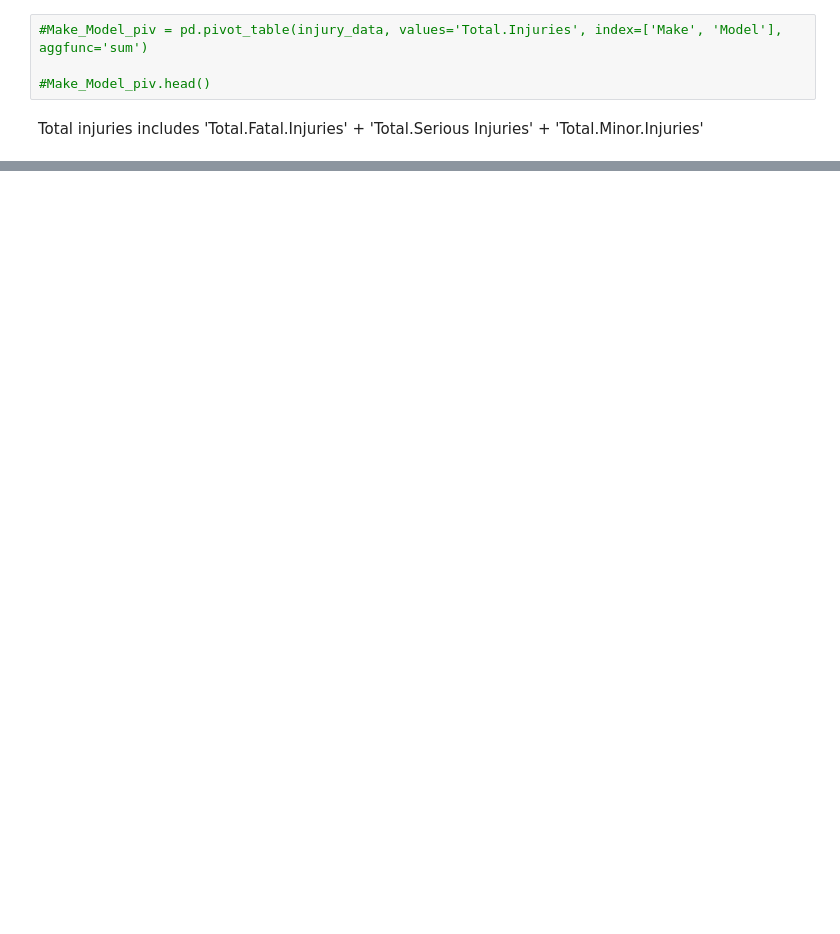
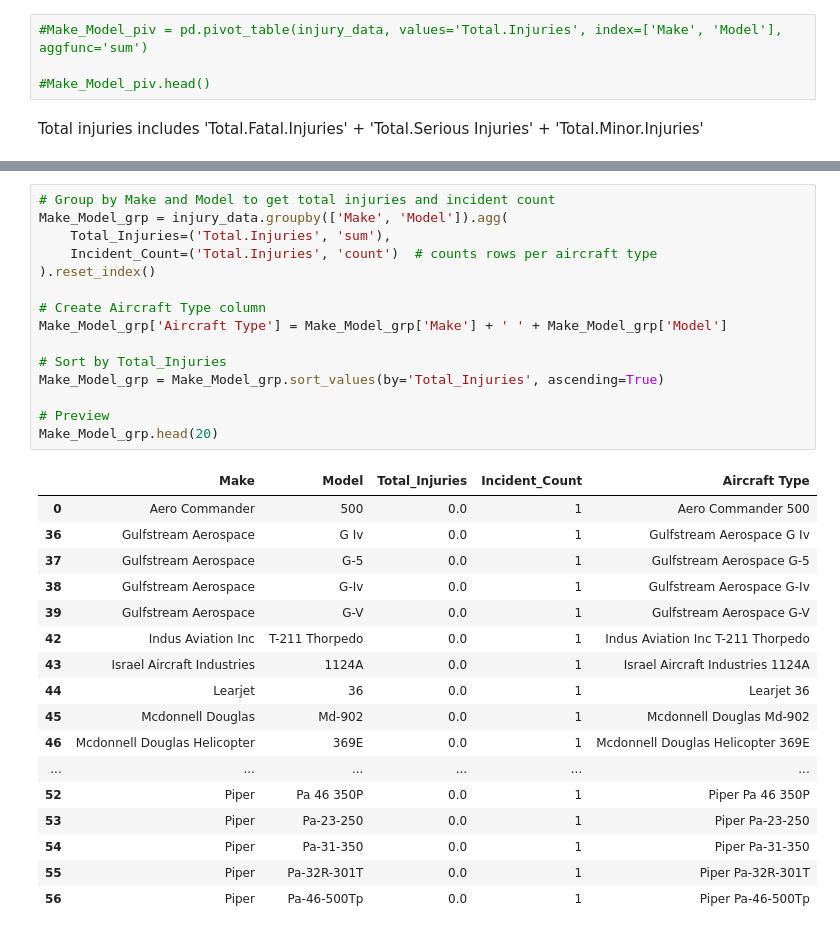
Before and after one commit to timmunene/dsc-phase-1-project-v3, a Jupyter notebook: student.ipynb, the cells around one changed output, grey strips where cells are left out. Cells and saved outputs as stored; diff of their text form; blank space fills up the shorter version.

Commit message:
add incident count

```diff
--- a/student.ipynb
+++ b/student.ipynb
@@ -762,0 +709,33 @@ Make_Model_grp['Make'].unique().sum()
+# %%
+# Group by Make and Model to get total injuries and incident count
+Make_Model_grp = injury_data.groupby(['Make', 'Model']).agg(
+    Total_Injuries=('Total.Injuries', 'sum'),
+    Incident_Count=('Total.Injuries', 'count')  # counts rows per aircraft type
+).reset_index()
+
+# Create Aircraft Type column
+Make_Model_grp['Aircraft Type'] = Make_Model_grp['Make'] + ' ' + Make_Model_grp['Model']
+
+# Sort by Total_Injuries
+Make_Model_grp = Make_Model_grp.sort_values(by='Total_Injuries', ascending=True)
+
+# Preview
+Make_Model_grp.head(20)
+# %% [output]
+|  | Make | Model | Total_Injuries | Incident_Count | Aircraft Type |
+| 0 | Aero Commander | 500 | 0.0 | 1 | Aero Commander 500 |
+| 36 | Gulfstream Aerospace | G Iv | 0.0 | 1 | Gulfstream Aerospace G Iv |
+| 37 | Gulfstream Aerospace | G-5 | 0.0 | 1 | Gulfstream Aerospace G-5 |
+| 38 | Gulfstream Aerospace | G-Iv | 0.0 | 1 | Gulfstream Aerospace G-Iv |
+| 39 | Gulfstream Aerospace | G-V | 0.0 | 1 | Gulfstream Aerospace G-V |
+| 42 | Indus Aviation Inc | T-211 Thorpedo | 0.0 | 1 | Indus Aviation Inc T-211 Thorpedo |
+| 43 | Israel Aircraft Industries | 1124A | 0.0 | 1 | Israel Aircraft Industries 1124A |
+| 44 | Learjet | 36 | 0.0 | 1 | Learjet 36 |
+| 45 | Mcdonnell Douglas | Md-902 | 0.0 | 1 | Mcdonnell Douglas Md-902 |
+| 46 | Mcdonnell Douglas Helicopter | 369E | 0.0 | 1 | Mcdonnell Douglas Helicopter 369E |
+| ... | ... | ... | ... | ... | ... |
+| 52 | Piper | Pa 46 350P | 0.0 | 1 | Piper Pa 46 350P |
+| 53 | Piper | Pa-23-250 | 0.0 | 1 | Piper Pa-23-250 |
+| 54 | Piper | Pa-31-350 | 0.0 | 1 | Piper Pa-31-350 |
+| 55 | Piper | Pa-32R-301T | 0.0 | 1 | Piper Pa-32R-301T |
+| 56 | Piper | Pa-46-500Tp | 0.0 | 1 | Piper Pa-46-500Tp |
```
Also changed, not shown: parts of 82 cells of this notebook.
